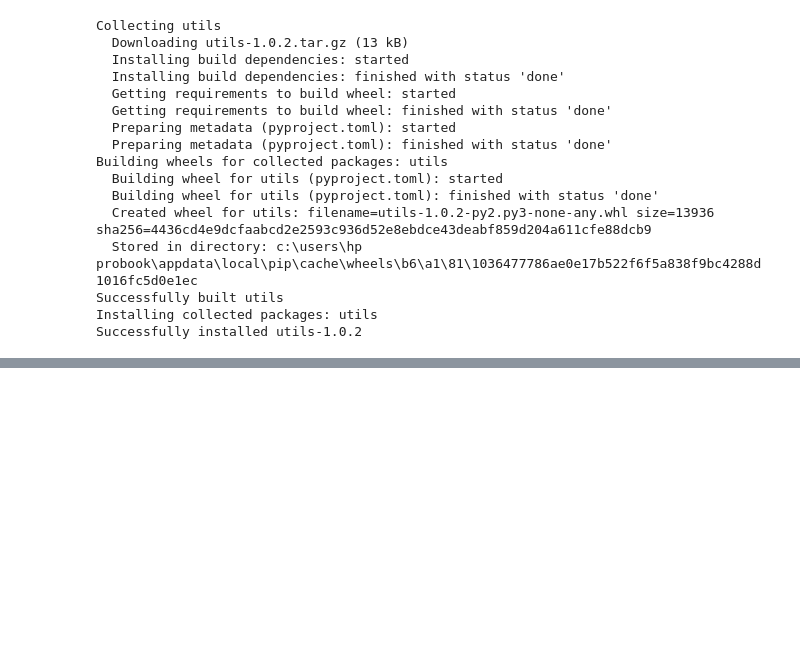
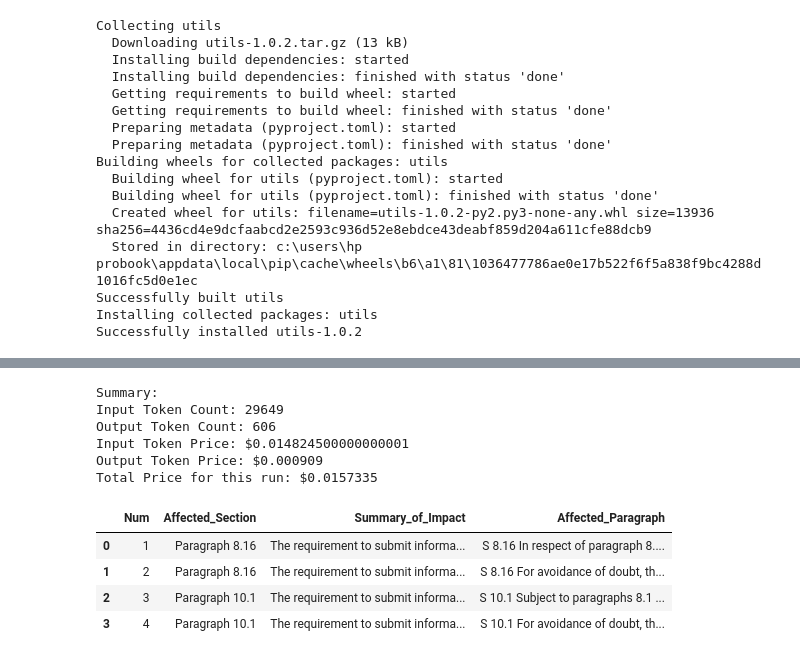
Before and after one commit to Pitruder/Lurim-ai-tinkerer-kl-four-hackathon, a Jupyter notebook: src/Amazon_Bedrock_Regulatory_Compliance.ipynb, the cells around one changed output, grey strips where cells are left out. Saved outputs shown, nothing was run; the diff lists cells and outputs as text; code cells hidden in the pictures; blank space fills up the shorter version.

```diff
--- a/src/Amazon_Bedrock_Regulatory_Compliance.ipynb
+++ b/src/Amazon_Bedrock_Regulatory_Compliance.ipynb
@@ -893,0 +393,35 @@ It is important to note that the specific updates required may vary based on the
+# %%
+def show_output_titan(file,model_name):
+    # Open the file in read mode
+    with open(file, "r") as f:
+        # Read the entire file content
+        content = f.read()
+
+    # Convert string to a dictionary
+    response_dict = ast.literal_eval(content)
+    input_token_count = response_dict['inputTextTokenCount']
+    output_token_count = response_dict['results'][0]['tokenCount']
+    per_1000_input = price_per_1000_token['Region']['US East (N. Virginia)']['Amazon'][model_name]['input']
+    per_1000_output = price_per_1000_token['Region']['US East (N. Virginia)']['Amazon'][model_name]['output']
+    price_input = int(input_token_count)/1000*per_1000_input
+    price_output = int(output_token_count)/1000*per_1000_output
+    total_price = price_input+price_output
+
+    body_content = response_dict['results'][0]['outputText']
+
+    # Step 2: Convert JSON string to Python list (if the body is a JSON string)
+    json_data = json.loads(body_content)
+
+    # Step 3: Convert the JSON data to a pandas DataFrame
+    df = pd.DataFrame(json_data)
+
+
+
+    # Print the extracted values
+    print("Summary:")
+    print(f"Input Token Count: {input_token_count}")
+    print(f"Output Token Count: {output_token_count}")
+    print(f"Input Token Price: ${price_input}")
+    print(f"Output Token Price: ${price_output}")
+    print(f"Total Price for this run: ${total_price}")
+    return df
@@ -893,0 +450,4 @@ It is important to note that the specific updates required may vary based on the
+# %%
+output_file = "titan_premier_1.txt"
+model_name= "Amazon Titan Text Premier"
+model_id="amazon.titan-text-premier-v1:0"
@@ -893,0 +480,19 @@ It is important to note that the specific updates required may vary based on the
+# %%
+output = show_output_titan(file=output_file,model_name=model_name)
+# %% [output]
+Summary:
+Input Token Count: 29649
+Output Token Count: 606
+Input Token Price: $0.014824500000000001
+Output Token Price: $0.000909
+Total Price for this run: $0.0157335
+# %%
+from IPython.display import display, HTML
+# Convert DataFrame to HTML with a DataTable for interactive scrolling
+display(HTML(output.to_html()))
+# %% [output]
+|  | Num | Affected_Section | Summary_of_Impact | Affected_Paragraph |
+| 0 | 1 | Paragraph 8.16 | The requirement to submit informa... | S 8.16 In respect of paragraph 8.... |
+| 1 | 2 | Paragraph 8.16 | The requirement to submit informa... | S 8.16 For avoidance of doubt, th... |
+| 2 | 3 | Paragraph 10.1 | The requirement to submit informa... | S 10.1 Subject to paragraphs 8.1 ... |
+| 3 | 4 | Paragraph 10.1 | The requirement to submit informa... | S 10.1 For avoidance of doubt, th... |
```
Also changed, not shown: parts of 140 cells of this notebook.
